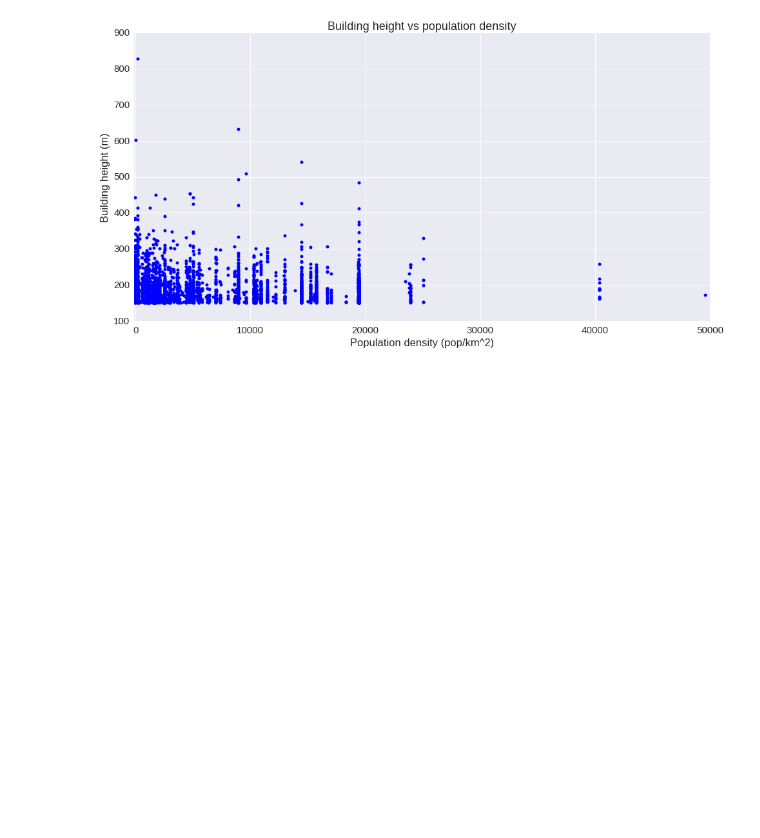
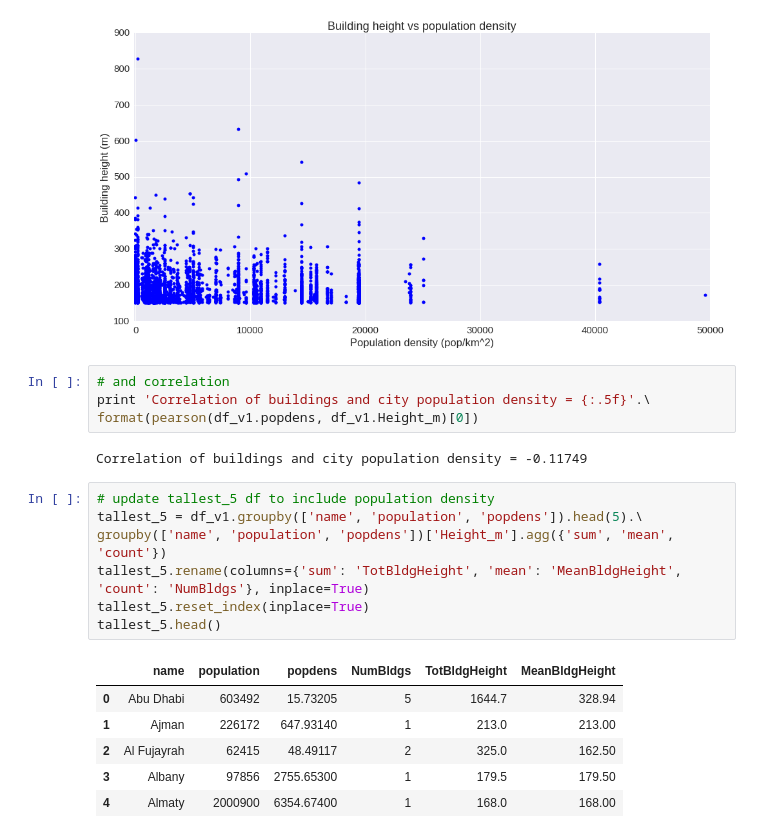
Before and after one commit to afcarl/UrbanSystems, a Jupyter notebook: TallestBuildings/DataClean_Buildings.ipynb, the cells around one changed output. Cells and saved outputs as stored; diff of their text form; blank space fills up the shorter version.

```diff
--- a/TallestBuildings/DataClean_Buildings.ipynb
+++ b/TallestBuildings/DataClean_Buildings.ipynb
@@ -586,3 +673,23 @@ ax.set_xlim(-100,50000)
 # %% [output]
 (-100, 50000)
 [figure]
+# %%
+# and correlation
+print 'Correlation of buildings and city population density = {:.5f}'.\
+format(pearson(df_v1.popdens, df_v1.Height_m)[0])
+# %% [output]
+Correlation of buildings and city population density = -0.11749
+# %%
+# update tallest_5 df to include population density
+tallest_5 = df_v1.groupby(['name', 'population', 'popdens']).head(5).\
+groupby(['name', 'population', 'popdens'])['Height_m'].agg({'sum', 'mean', 'count'})
+tallest_5.rename(columns={'sum': 'TotBldgHeight', 'mean': 'MeanBldgHeight', 'count': 'NumBldgs'}, inplace=True)
+tallest_5.reset_index(inplace=True)
+tallest_5.head()
+# %% [output]
+|  | name | population | popdens | NumBldgs | TotBldgHeight | MeanBldgHeight |
+| 0 | Abu Dhabi | 603492 | 15.73205 | 5 | 1644.7 | 328.94 |
+| 1 | Ajman | 226172 | 647.93140 | 1 | 213.0 | 213.00 |
+| 2 | Al Fujayrah | 62415 | 48.49117 | 2 | 325.0 | 162.50 |
+| 3 | Albany | 97856 | 2755.65300 | 1 | 179.5 | 179.50 |
+| 4 | Almaty | 2000900 | 6354.67400 | 1 | 168.0 | 168.00 |
```
Also changed, not shown: parts of 23 cells of this notebook.
